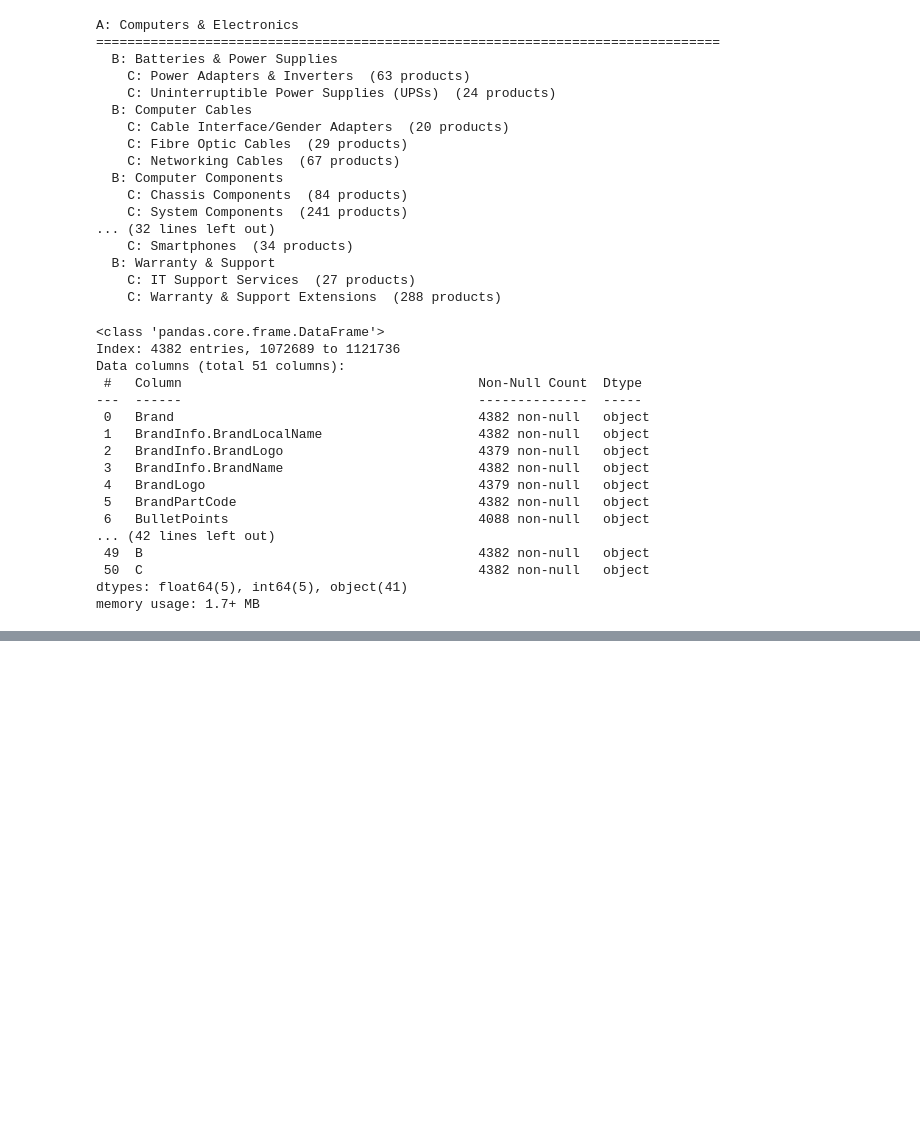
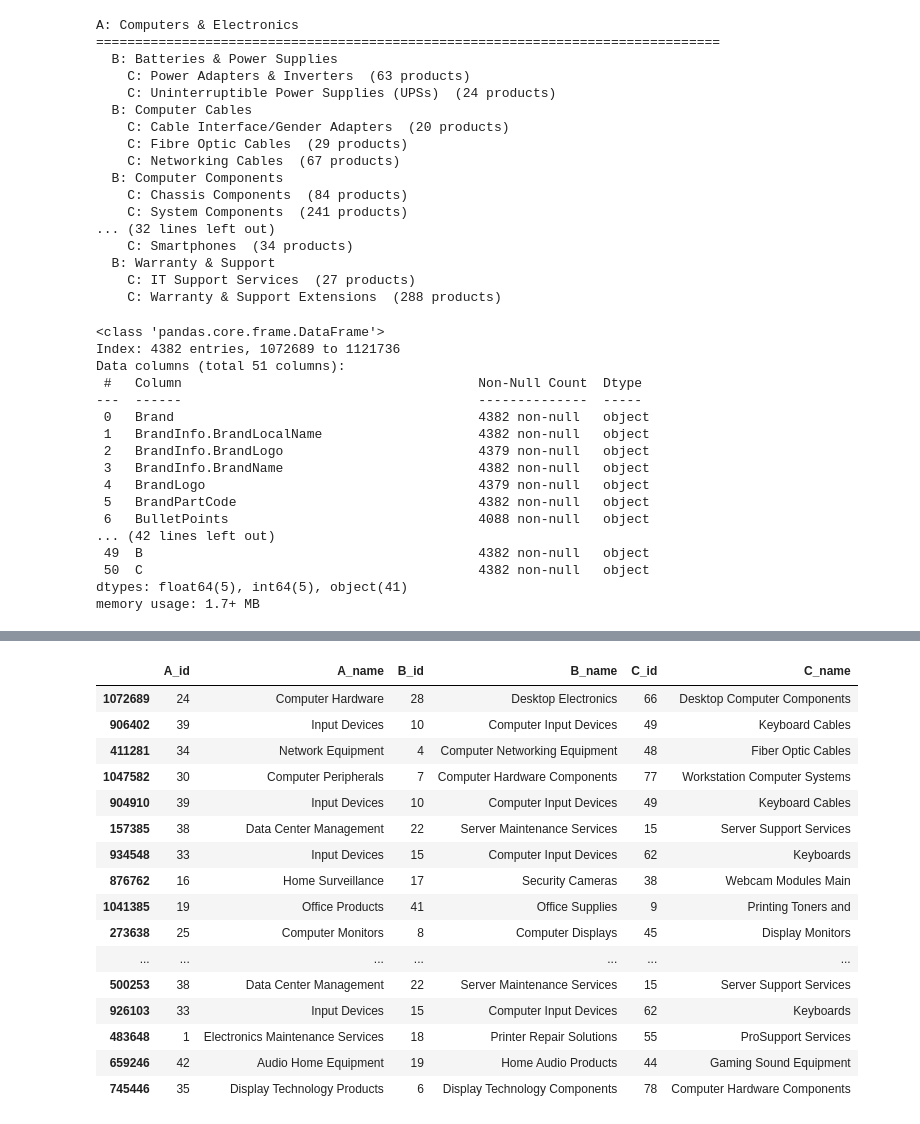
Before and after one commit to AlistairPereira/Taxonomy_Buidling_Textual_Corpora, a Jupyter notebook: prompt_engineering/prompt_engineering_keywords_llm.ipynb, the cells around one changed output, grey strips where cells are left out. Cells and saved outputs as stored; diff of their text form; code cells hidden in the pictures; blank space fills up the shorter version.

```diff
--- a/prompt_engineering/prompt_engineering_keywords_llm.ipynb
+++ b/prompt_engineering/prompt_engineering_keywords_llm.ipynb
@@ -672,0 +808,12 @@ df_clean.head()
+# %%
+import hdbscan
+
+clusterer_C = hdbscan.HDBSCAN(
+    min_cluster_size=20,   # matches your filtered C ≥ 20 idea
+    min_samples=1,         # allow fine-grained clusters
+    metric="euclidean",    # MUST BE euclidean after UMAP
+    cluster_selection_method="eom"
+)
+
+df_clean["C_id"] = clusterer_C.fit_predict(reduced)
+df_clean["C_id"].value_counts().head(20)
@@ -672,0 +1026,6 @@ df_clean.head()
+# %%
+# Attach ONLY the clean name
+df_clean["C_name"] = df_clean["C_id"].map(C_name_map)
+
+# (Optional) check
+df_clean[["C_id", "C", "C_name"]].head(20)
@@ -672,0 +1255,56 @@ df_clean.head()
+# %%
+def name_A_clusters(df):
+    A_name_map = {}
+
+    for aid in sorted(df["A_id"].unique()):
+        if aid == -1:
+            continue
+
+        b_names = (
+            df.loc[df["A_id"] == aid, "B_name"]
+              .dropna()
+              .unique()
+              .tolist()
+        )
+        if not b_names:
+            A_name_map[aid] = "Other Group"
+            continue
+
+        sample_names = ", ".join(b_names[:15])
+
+        prompt = f"""
+[SYSTEM]
+You are an expert in product taxonomy.
+You see a list of B-level category names and must assign
+a concise A-level (top-level) group name.
+
+STRICT RULES:
+- Maximum 3 words.
+- No brand names.
+- Generic, in English.
+- Single line with ONLY the category name.
+
+[USER]
+Here are B-level categories:
+
+{sample_names}
+
+Respond with ONLY the 3-word-maximum A-level category name.
+"""
+
+        raw_label = cached_llm_label(prompt, max_words=6)
+        cleaned_label = clean_cluster_name(raw_label, max_words=3)
+        if not cleaned_label:
+            cleaned_label = "Other Group"
+
+        A_name_map[aid] = cleaned_label
+        print(f"A_id {aid} : '{cleaned_label}'")
+
+    return A_name_map
+
+
+A_name_map = name_A_clusters(df_clean)
+df_clean["A_name"] = df_clean["A_id"].map(A_name_map)
+
+df_clean[["A_id", "A_name", "B_id", "B_name", "C_id", "C_name"]].head(20)
+# %% [output]
@@ -672,0 +1328,17 @@ df_clean.head()
+|  | A_id | A_name | B_id | B_name | C_id | C_name |
+| 1072689 | 24 | Computer Hardware | 28 | Desktop Electronics | 66 | Desktop Computer Components |
+| 906402 | 39 | Input Devices | 10 | Computer Input Devices | 49 | Keyboard Cables |
+| 411281 | 34 | Network Equipment | 4 | Computer Networking Equipment | 48 | Fiber Optic Cables |
+| 1047582 | 30 | Computer Peripherals | 7 | Computer Hardware Components | 77 | Workstation Computer Systems |
+| 904910 | 39 | Input Devices | 10 | Computer Input Devices | 49 | Keyboard Cables |
+| 157385 | 38 | Data Center Management | 22 | Server Maintenance Services | 15 | Server Support Services |
+| 934548 | 33 | Input Devices | 15 | Computer Input Devices | 62 | Keyboards |
+| 876762 | 16 | Home Surveillance | 17 | Security Cameras | 38 | Webcam Modules Main |
+| 1041385 | 19 | Office Products | 41 | Office Supplies | 9 | Printing Toners and |
+| 273638 | 25 | Computer Monitors | 8 | Computer Displays | 45 | Display Monitors |
+| ... | ... | ... | ... | ... | ... | ... |
+| 500253 | 38 | Data Center Management | 22 | Server Maintenance Services | 15 | Server Support Services |
+| 926103 | 33 | Input Devices | 15 | Computer Input Devices | 62 | Keyboards |
+| 483648 | 1 | Electronics Maintenance Services | 18 | Printer Repair Solutions | 55 | ProSupport Services |
+| 659246 | 42 | Audio Home Equipment | 19 | Home Audio Products | 44 | Gaming Sound Equipment |
+| 745446 | 35 | Display Technology Products | 6 | Display Technology Components | 78 | Computer Hardware Components |
```
Also changed, not shown: parts of 40 cells of this notebook.
